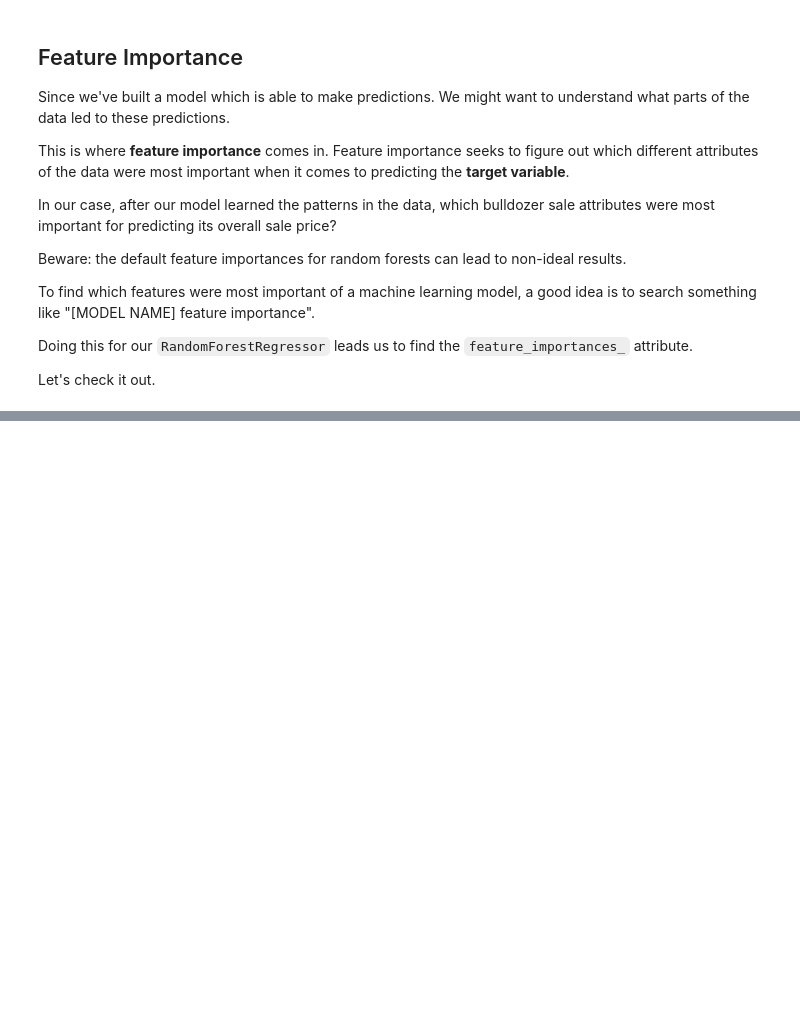
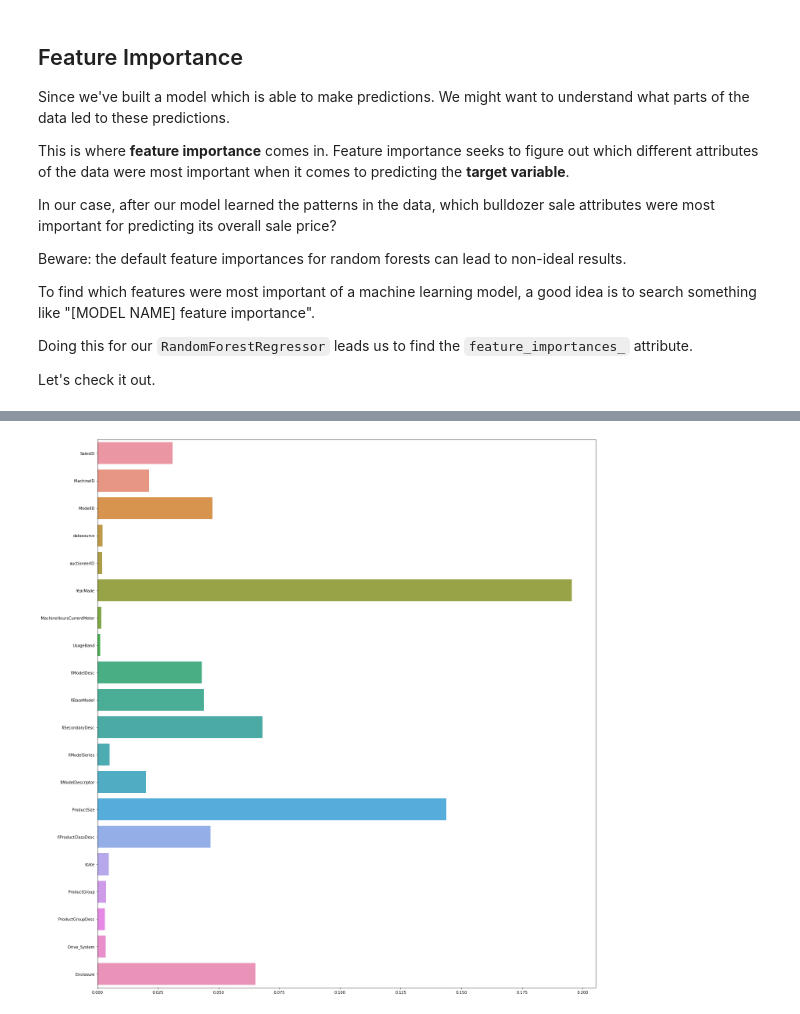
Before and after one commit to Shubhranshu-Malhotra/Bulldozer-Price-Regression-Project, a Jupyter notebook: Bulldozer-Price-Prediction-Modelling_and_experimentation.ipynb, the cells around one changed output, grey strips where cells are left out. Drawn from its saved outputs; the diff is of its cells as text; code cells hidden in the pictures; blank space fills up the shorter version.

```diff
--- a/Bulldozer-Price-Prediction-Modelling_and_experimentation.ipynb
+++ b/Bulldozer-Price-Prediction-Modelling_and_experimentation.ipynb
@@ -2499,0 +2563,7 @@ Let's check it out.
+# %%
+# sns.set_style('white')
+plt.figure(figsize=(20,20))
+sns.barplot(y= X_train.columns[:20],x = best_model.feature_importances_[:20],orient='h')
+plt.tight_layout()
+# %% [output]
+[figure, added]
```
Also changed, not shown: parts of 15 cells of this notebook.
